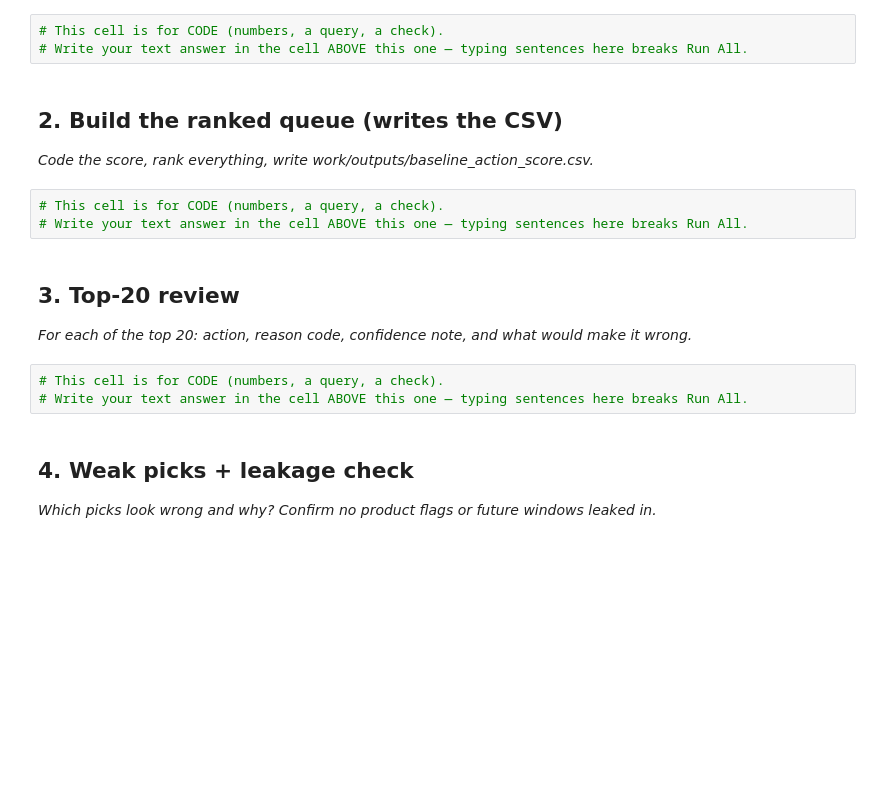
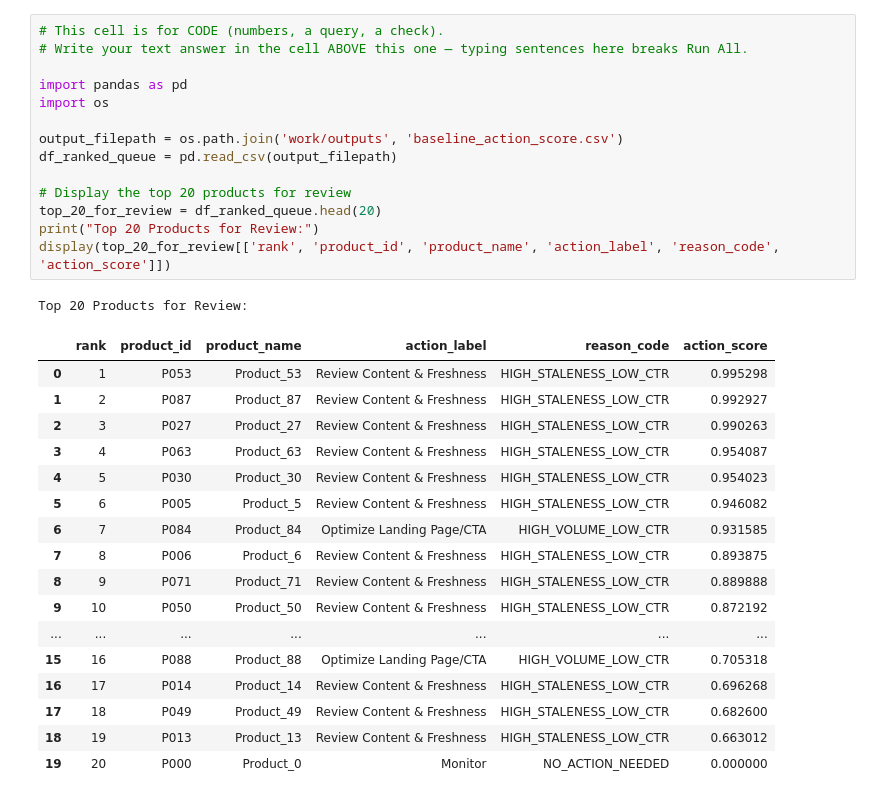
Before and after one commit to RajatBharti11/Rajat, a Jupyter notebook: work/notebooks/w04_baseline_score.ipynb, the cells around one changed output. Saved outputs shown, nothing was run; the diff lists cells and outputs as text; blank space fills up the shorter version.

```diff
--- a/work/notebooks/w04_baseline_score.ipynb
+++ b/work/notebooks/w04_baseline_score.ipynb
@@ -13,21 +197,33 @@ This skeleton is yours to fill. Work the sections **in order** — each one has
 # %%
 # This cell is for CODE (numbers, a query, a check).
 # Write your text answer in the cell ABOVE this one — typing sentences here breaks Run All.
+
+import pandas as pd
+import os
+
+output_filepath = os.path.join('work/outputs', 'baseline_action_score.csv')
+df_ranked_queue = pd.read_csv(output_filepath)
+
+# Display the top 20 products for review
+top_20_for_review = df_ranked_queue.head(20)
+print("Top 20 Products for Review:")
+display(top_20_for_review[['rank', 'product_id', 'product_name', 'action_label', 'reason_code', 'action_score']])
+# %% [output]
+Top 20 Products for Review:
+|  | rank | product_id | product_name | action_label | reason_code | action_score |
+| 0 | 1 | P053 | Product_53 | Review Content & Freshness | HIGH_STALENESS_LOW_CTR | 0.995298 |
+| 1 | 2 | P087 | Product_87 | Review Content & Freshness | HIGH_STALENESS_LOW_CTR | 0.992927 |
+| 2 | 3 | P027 | Product_27 | Review Content & Freshness | HIGH_STALENESS_LOW_CTR | 0.990263 |
+| 3 | 4 | P063 | Product_63 | Review Content & Freshness | HIGH_STALENESS_LOW_CTR | 0.954087 |
+| 4 | 5 | P030 | Product_30 | Review Content & Freshness | HIGH_STALENESS_LOW_CTR | 0.954023 |
+| 5 | 6 | P005 | Product_5 | Review Content & Freshness | HIGH_STALENESS_LOW_CTR | 0.946082 |
+| 6 | 7 | P084 | Product_84 | Optimize Landing Page/CTA | HIGH_VOLUME_LOW_CTR | 0.931585 |
+| 7 | 8 | P006 | Product_6 | Review Content & Freshness | HIGH_STALENESS_LOW_CTR | 0.893875 |
+| 8 | 9 | P071 | Product_71 | Review Content & Freshness | HIGH_STALENESS_LOW_CTR | 0.889888 |
+| 9 | 10 | P050 | Product_50 | Review Content & Freshness | HIGH_STALENESS_LOW_CTR | 0.872192 |
+| ... | ... | ... | ... | ... | ... | ... |
+| 15 | 16 | P088 | Product_88 | Optimize Landing Page/CTA | HIGH_VOLUME_LOW_CTR | 0.705318 |
+| 16 | 17 | P014 | Product_14 | Review Content & Freshness | HIGH_STALENESS_LOW_CTR | 0.696268 |
+| 17 | 18 | P049 | Product_49 | Review Content & Freshness | HIGH_STALENESS_LOW_CTR | 0.682600 |
+| 18 | 19 | P013 | Product_13 | Review Content & Freshness | HIGH_STALENESS_LOW_CTR | 0.663012 |
+| 19 | 20 | P000 | Product_0 | Monitor | NO_ACTION_NEEDED | 0.000000 |
-# %% [markdown]
-## 2. Build the ranked queue (writes the CSV)
-
-*Code the score, rank everything, write work/outputs/baseline_action_score.csv.*
-# %%
-# This cell is for CODE (numbers, a query, a check).
-# Write your text answer in the cell ABOVE this one — typing sentences here breaks Run All.
-# %% [markdown]
-## 3. Top-20 review
-
-*For each of the top 20: action, reason code, confidence note, and what would make it wrong.*
-# %%
-# This cell is for CODE (numbers, a query, a check).
-# Write your text answer in the cell ABOVE this one — typing sentences here breaks Run All.
-# %% [markdown]
-## 4. Weak picks + leakage check
-
-*Which picks look wrong and why? Confirm no product flags or future windows leaked in.*
```
Also changed, not shown: parts of 11 cells of this notebook.
